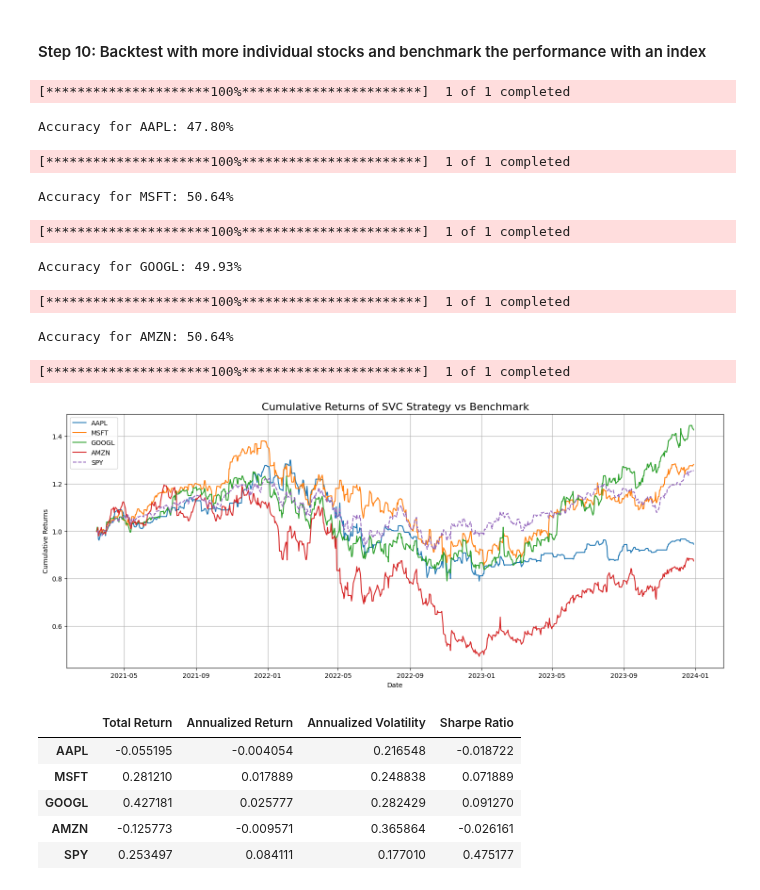
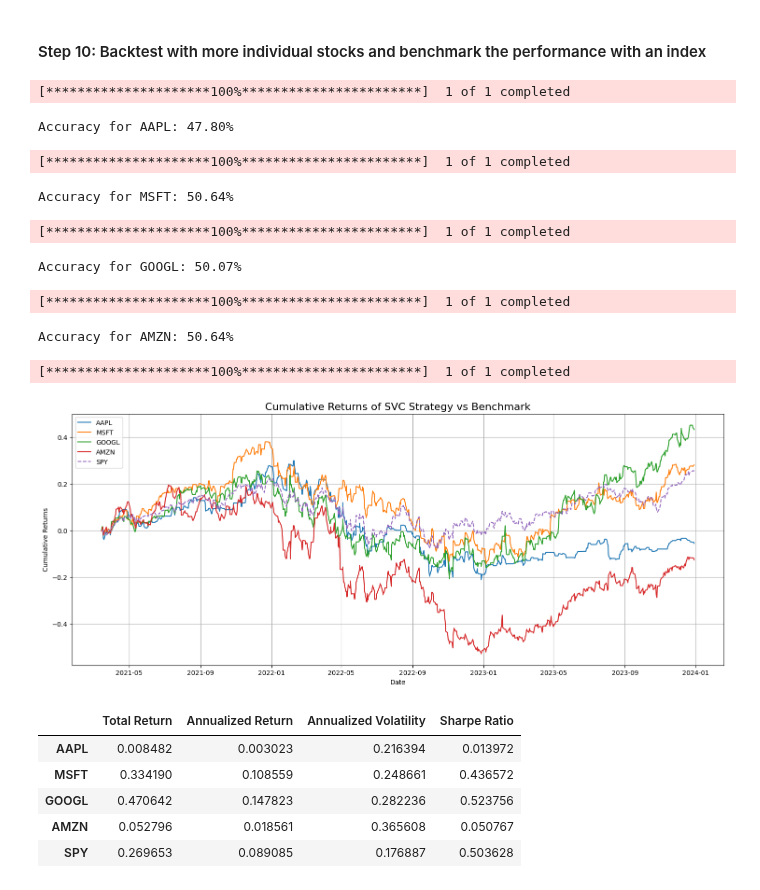
Before and after one commit to KevinTan1203/Systematic-Quant-Trading, a Jupyter notebook: Systematic Trading Strategies/Support-Vector Classifier Strategy/Support Vector Classifier Strategy.ipynb, the cells around one changed output. Drawn from its saved outputs; the diff is of its cells as text; code cells hidden in the pictures.

```diff
--- a/Systematic Trading Strategies/Support-Vector Classifier Strategy/Support Vector Classifier Strategy.ipynb
+++ b/Systematic Trading Strategies/Support-Vector Classifier Strategy/Support Vector Classifier Strategy.ipynb
@@ -239,9 +239,8 @@ def svc_strategy(ticker, split_percentage, start_date, end_date):
   data['Returns'] = data.Close.pct_change()
   data['Strategy_Returns'] = data.Returns * data.Predicted_Signal.shift(1)
 
-  # Calculate geometric returns
-  data['cumulative_returns'] = (data.Strategy_Returns.iloc[split:]+1).cumprod()
-  return data['cumulative_returns']
+  # Return the strategy returns for the testing period
+  return data['Strategy_Returns'].iloc[split:]
 
 # Example usage
 start_date = '2010-01-01'
@@ -249,21 +248,21 @@ end_date = '2023-12-31'
 stocks = ['AAPL', 'MSFT', 'GOOGL', 'AMZN']
 benchmark = 'SPY'
 split_percentage = 0.8
-cumulative_returns_dict = {}
+returns_dict = {}
 
 for stock in stocks:
-  cumulative_returns_dict[stock] = svc_strategy(stock, split_percentage, start_date, end_date)
+  returns_dict[stock] = svc_strategy(stock, split_percentage, start_date, end_date)
 
 benchmark_data = yf.download(benchmark, start=start_date, end=end_date)
 benchmark_data_testing_period = benchmark_data.iloc[int(split_percentage*len(benchmark_data)):]
-benchmark_cum_testing_period_returns = benchmark_data_testing_period['Close'].pct_change().add(1).cumprod()
+benchmark_testing_period_returns = benchmark_data_testing_period['Close'][benchmark].pct_change()
 
 # Performance metrics for benchmark and individual stocks
 strategy_metrics = {}
-for stock, cum_returns in cumulative_returns_dict.items():
-  total_return = cum_returns.iloc[-1] - 1
-  annualized_return = (cum_returns.iloc[-1])**(252/len(cum_returns)) - 1
-  annualized_volatility = cum_returns.pct_change().std() * np.sqrt(252)
+for stock, returns in returns_dict.items():
+  total_return = returns.sum()
+  annualized_return = (1 + total_return)**(252/len(returns)) - 1
+  annualized_volatility = returns.std() * np.sqrt(252)
   sharpe_ratio = annualized_return / annualized_volatility if annualized_volatility != 0 else 0
   strategy_metrics[stock] = {
     'Total Return': total_return,
@@ -273,49 +272,52 @@ for stock, cum_returns in cumulative_returns_dict.items():
   }
 
 # Add benchmark metrics
-benchmark_total_return = benchmark_cum_testing_period_returns.iloc[-1][benchmark] - 1
-benchmark_annualized_return = (benchmark_cum_testing_period_returns.iloc[-1][benchmark])**(252/len(benchmark_cum_testing_period_returns)) - 1
-benchmark_annualized_volatility = benchmark_cum_testing_period_returns[benchmark].pct_change().std() * np.sqrt(252)
+benchmark_total_return = benchmark_testing_period_returns.sum()
+benchmark_annualized_return = (1 + benchmark_total_return)**(252/len(benchmark_testing_period_returns)) - 1
+benchmark_annualized_volatility = benchmark_testing_period_returns.std() * np.sqrt(252)
 benchmark_sharpe_ratio = benchmark_annualized_return / benchmark_annualized_volatility if benchmark_annualized_volatility != 0 else 0
 strategy_metrics[benchmark] = {
   'Total Return': benchmark_total_return,
   'Annualized Return': benchmark_annualized_return,
   'Annualized Volatility': benchmark_annualized_volatility,
   'Sharpe Ratio': benchmark_sharpe_ratio
 }
 
 # Plotting on a single combined axis for the testing period
 plt.figure(figsize=(18, 7))
 
-for stock, cum_returns in cumulative_returns_dict.items():
+for stock, returns in returns_dict.items():
+  cum_returns = (1 + returns).cumprod() - 1
   plt.plot(cum_returns.index, cum_returns.values, label=stock)
 
-plt.plot(benchmark_cum_testing_period_returns.index, benchmark_cum_testing_period_returns.values, linestyle='--', label=benchmark)
+# Derive the cumulative returns for the benchmark
+benchmark_cum_returns = (1 + benchmark_testing_period_returns).cumprod() - 1
+plt.plot(benchmark_cum_returns.index, benchmark_cum_returns.values, linestyle='--', label=benchmark)
 plt.title("Cumulative Returns of SVC Strategy vs Benchmark", fontsize=16)
 plt.ylabel("Cumulative Returns")
 plt.xlabel("Date")
 plt.legend()
 plt.grid(True)
 plt.show()
 # %% [output]
 [*********************100%***********************]  1 of 1 completed
 Accuracy for AAPL: 47.80%
 [*********************100%***********************]  1 of 1 completed
 Accuracy for MSFT: 50.64%
 [*********************100%***********************]  1 of 1 completed
-Accuracy for GOOGL: 49.93%
+Accuracy for GOOGL: 50.07%
 [*********************100%***********************]  1 of 1 completed
 Accuracy for AMZN: 50.64%
 [*********************100%***********************]  1 of 1 completed
-[figure, old version]
+[figure, new version]
 # %%
 # Put metrics in a DataFrame for better visualization
 metrics_df = pd.DataFrame(strategy_metrics).T
 metrics_df
 # %% [output]
 |  | Total Return | Annualized Return | Annualized Volatility | Sharpe Ratio |
-| AAPL | -0.055195 | -0.004054 | 0.216548 | -0.018722 |
-| MSFT | 0.281210 | 0.017889 | 0.248838 | 0.071889 |
-| GOOGL | 0.427181 | 0.025777 | 0.282429 | 0.091270 |
-| AMZN | -0.125773 | -0.009571 | 0.365864 | -0.026161 |
-| SPY | 0.253497 | 0.084111 | 0.177010 | 0.475177 |
+| AAPL | 0.008482 | 0.003023 | 0.216394 | 0.013972 |
+| MSFT | 0.334190 | 0.108559 | 0.248661 | 0.436572 |
+| GOOGL | 0.470642 | 0.147823 | 0.282236 | 0.523756 |
+| AMZN | 0.052796 | 0.018561 | 0.365608 | 0.050767 |
+| SPY | 0.269653 | 0.089085 | 0.176887 | 0.503628 |
```
